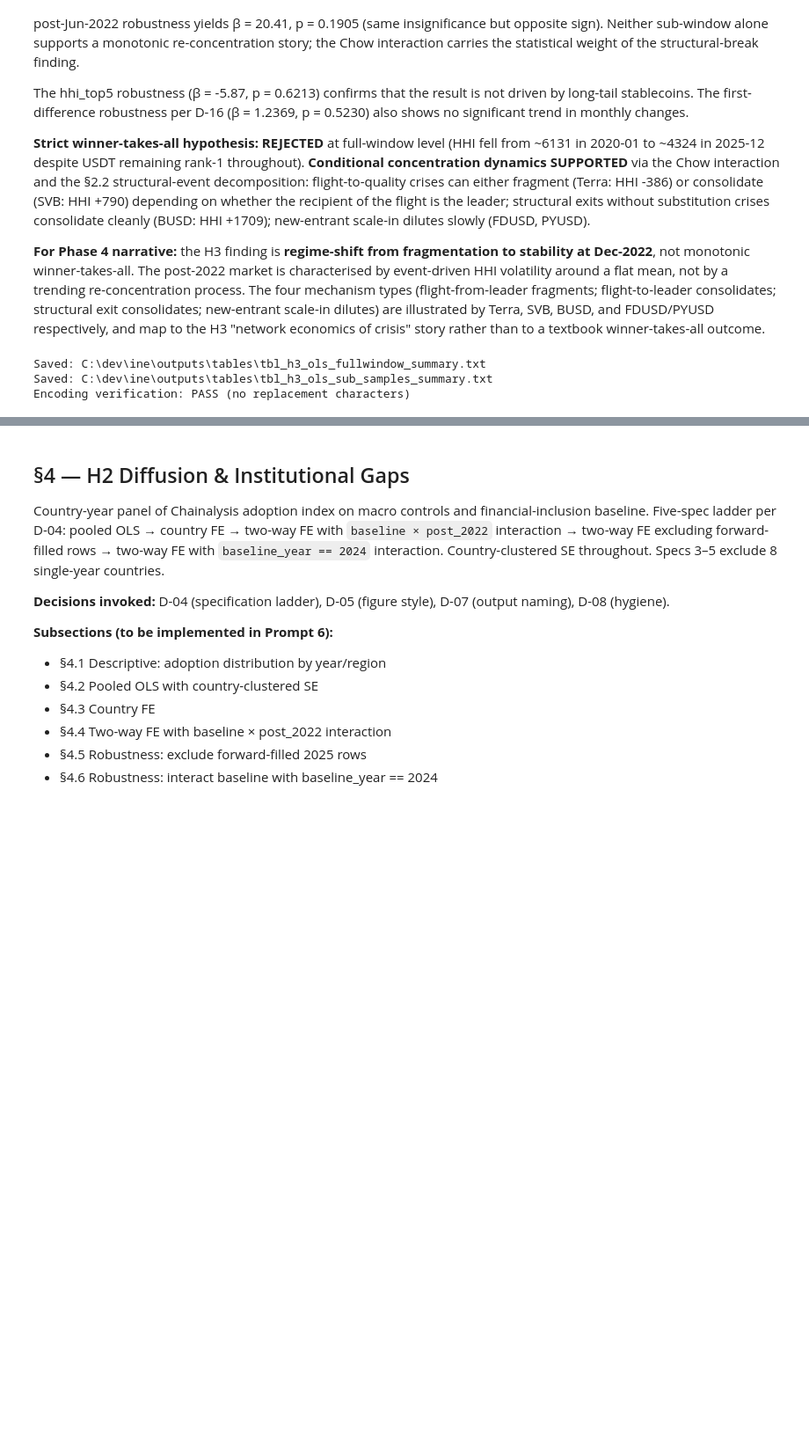
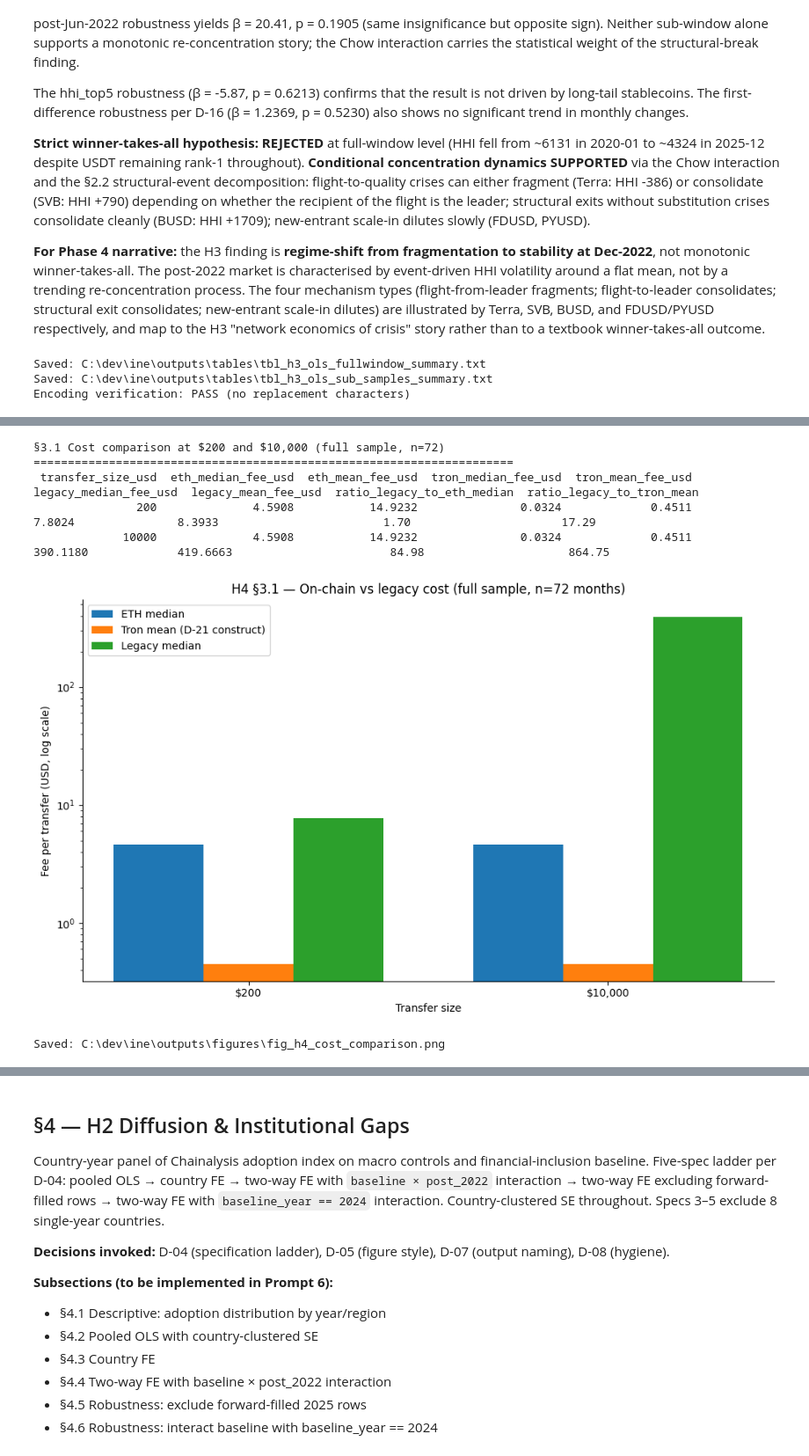
Before and after one commit to IIxoskeletonII/Internet-Network-Economics, a Jupyter notebook: notebooks/03_empirical_analysis.ipynb, the cells around one changed output, grey strips where cells are left out. Shown at 88% size. Cells and saved outputs as stored; diff of their text form; code cells hidden in the pictures; blank space fills up the shorter version.

Commit message:
Phase 3.4a: H4 §3.0-3.4 descriptives, crossover, break-even, year-by-year (D-19 superseded by D-21)

```diff
--- a/notebooks/03_empirical_analysis.ipynb
+++ b/notebooks/03_empirical_analysis.ipynb
@@ -2684,0 +2789,70 @@ Encoding verification: PASS (no replacement characters)
+# %%
+# §3.1 Cost comparison at $200 and $10,000 (descriptive)
+# -----------------------------------------------------------------
+# Builds tbl_h4_cost_comparison (CSV + TEX) and fig_h4_cost_comparison.
+# Each row: transfer size; columns: rail x statistic.
+# Legacy is pct*size + flat; on-chain rails are flat regardless of size.
+
+SIZES = [200, 10_000]
+
+def legacy_cost_series(size):
+    return h4['legacy_pct_fee'] * size + h4['legacy_flat_fee']
+
+rows = []
+for size in SIZES:
+    legacy = legacy_cost_series(size)
+    eth_med  = h4['eth_median_fee_usd'].median()
+    eth_mean = h4['eth_mean_fee_usd'].mean()
+    tron_med = h4['tron_median_fee_usd'].median()
+    tron_mean= h4['tron_mean_fee_usd'].mean()
+    leg_med  = legacy.median()
+    leg_mean = legacy.mean()
+    rows.append({
+        'transfer_size_usd': size,
+        'eth_median_fee_usd':  round(eth_med, 4),
+        'eth_mean_fee_usd':    round(eth_mean, 4),
+        'tron_median_fee_usd': round(tron_med, 4),
+        'tron_mean_fee_usd':   round(tron_mean, 4),
+        'legacy_median_fee_usd': round(leg_med, 4),
+        'legacy_mean_fee_usd':   round(leg_mean, 4),
+        'ratio_legacy_to_eth_median':  round(leg_med / eth_med, 2),
+        'ratio_legacy_to_tron_mean':   round(leg_med / tron_mean, 2),
+    })
+
+cost_cmp = pd.DataFrame(rows)
+print("§3.1 Cost comparison at $200 and $10,000 (full sample, n=72)")
+print("=" * 70)
+print(cost_cmp.to_string(index=False))
+
+cost_cmp.to_csv(TBL_DIR / 'tbl_h4_cost_comparison.csv', index=False)
+with open(TBL_DIR / 'tbl_h4_cost_comparison.tex', 'w', encoding='utf-8') as f:
+    f.write(cost_cmp.to_latex(index=False, float_format='%.4f'))
+
+fig, ax = plt.subplots(figsize=(10, 6))
+x = np.arange(len(SIZES))
+w = 0.25
+ax.bar(x - w, cost_cmp['eth_median_fee_usd'],   width=w,
+       color=PALETTE['primary'],   label='ETH median')
+ax.bar(x,     cost_cmp['tron_mean_fee_usd'],    width=w,
+       color=PALETTE['secondary'], label='Tron mean (D-21 construct)')
+ax.bar(x + w, cost_cmp['legacy_median_fee_usd'],width=w,
+       color=PALETTE['tertiary'],  label='Legacy median')
+ax.set_yscale('log')
+ax.set_xticks(x)
+ax.set_xticklabels([f'${s:,}' for s in SIZES])
+ax.set_ylabel('Fee per transfer (USD, log scale)')
+ax.set_xlabel('Transfer size')
+ax.set_title('H4 §3.1 — On-chain vs legacy cost (full sample, n=72 months)')
+ax.legend(loc='upper left')
+plt.tight_layout()
+plt.savefig(FIG_DIR / 'fig_h4_cost_comparison.png', dpi=300, bbox_inches='tight')
+plt.show()
+print(f"\nSaved: {FIG_DIR / 'fig_h4_cost_comparison.png'}")
+# %% [output]
+§3.1 Cost comparison at $200 and $10,000 (full sample, n=72)
+======================================================================
+ transfer_size_usd  eth_median_fee_usd  eth_mean_fee_usd  tron_median_fee_usd  tron_mean_fee_usd  legacy_median_fee_usd  legacy_mean_fee_usd  ratio_legacy_to_eth_median  ratio_legacy_to_tron_mean
+               200              4.5908           14.9232               0.0324             0.4511                 7.8024               8.3933                        1.70                      17.29
+             10000              4.5908           14.9232               0.0324             0.4511               390.1180             419.6663                       84.98                     864.75
+[figure, added]
+Saved: C:\dev\ine\outputs\figures\fig_h4_cost_comparison.png
```
Also changed, not shown: parts of 16 cells of this notebook, 16 other files.
